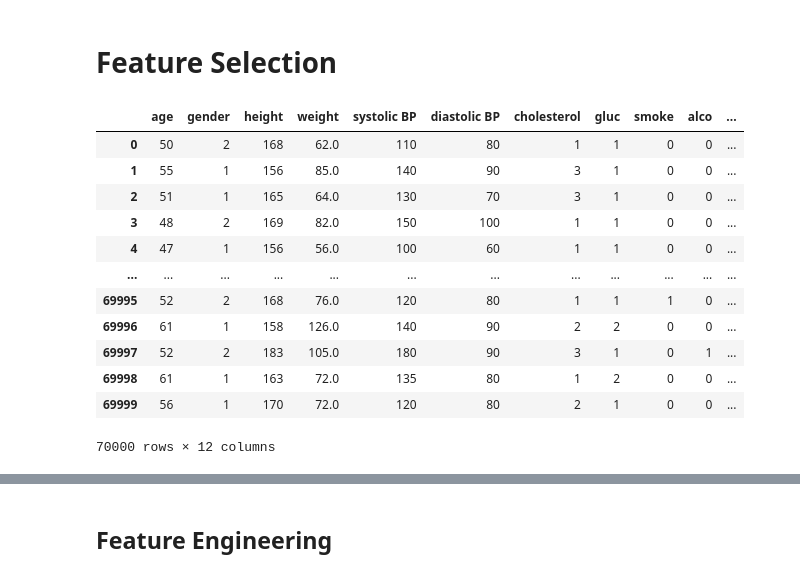
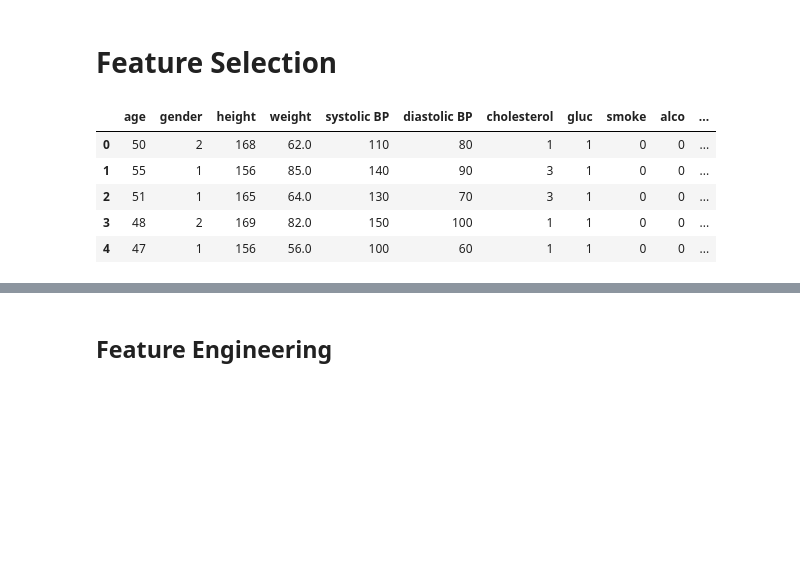
Before and after one commit to adamskel78/SHAX_group_project, a Jupyter notebook: Cardiovascular_Disease.ipynb, the cells around one changed output, grey strips where cells are left out. Saved outputs shown, nothing was run; the diff lists cells and outputs as text; code cells hidden in the pictures; blank space fills up the shorter version.

```diff
--- a/Cardiovascular_Disease.ipynb
+++ b/Cardiovascular_Disease.ipynb
@@ -403,21 +407,14 @@ fig.set_axis_labels("Active_Cardiovascular_Disease","Count")
 # %%
 # Drop id column
 df= df.drop("id",axis=1)
-df
+df.head()
 # %% [output]
 |  | age | gender | height | weight | systolic BP | diastolic BP | cholesterol | gluc | smoke | alco | ... |
 | 0 | 50 | 2 | 168 | 62.0 | 110 | 80 | 1 | 1 | 0 | 0 | ... |
 | 1 | 55 | 1 | 156 | 85.0 | 140 | 90 | 3 | 1 | 0 | 0 | ... |
 | 2 | 51 | 1 | 165 | 64.0 | 130 | 70 | 3 | 1 | 0 | 0 | ... |
 | 3 | 48 | 2 | 169 | 82.0 | 150 | 100 | 1 | 1 | 0 | 0 | ... |
 | 4 | 47 | 1 | 156 | 56.0 | 100 | 60 | 1 | 1 | 0 | 0 | ... |
-| ... | ... | ... | ... | ... | ... | ... | ... | ... | ... | ... | ... |
-| 69995 | 52 | 2 | 168 | 76.0 | 120 | 80 | 1 | 1 | 1 | 0 | ... |
-| 69996 | 61 | 1 | 158 | 126.0 | 140 | 90 | 2 | 2 | 0 | 0 | ... |
-| 69997 | 52 | 2 | 183 | 105.0 | 180 | 90 | 3 | 1 | 0 | 1 | ... |
-| 69998 | 61 | 1 | 163 | 72.0 | 135 | 80 | 1 | 2 | 0 | 0 | ... |
-| 69999 | 56 | 1 | 170 | 72.0 | 120 | 80 | 2 | 1 | 0 | 0 | ... |
-70000 rows × 12 columns
 # %%
 # Generate correlation matrix
 df.corr()
```
Also changed, not shown: parts of 19 cells of this notebook.
